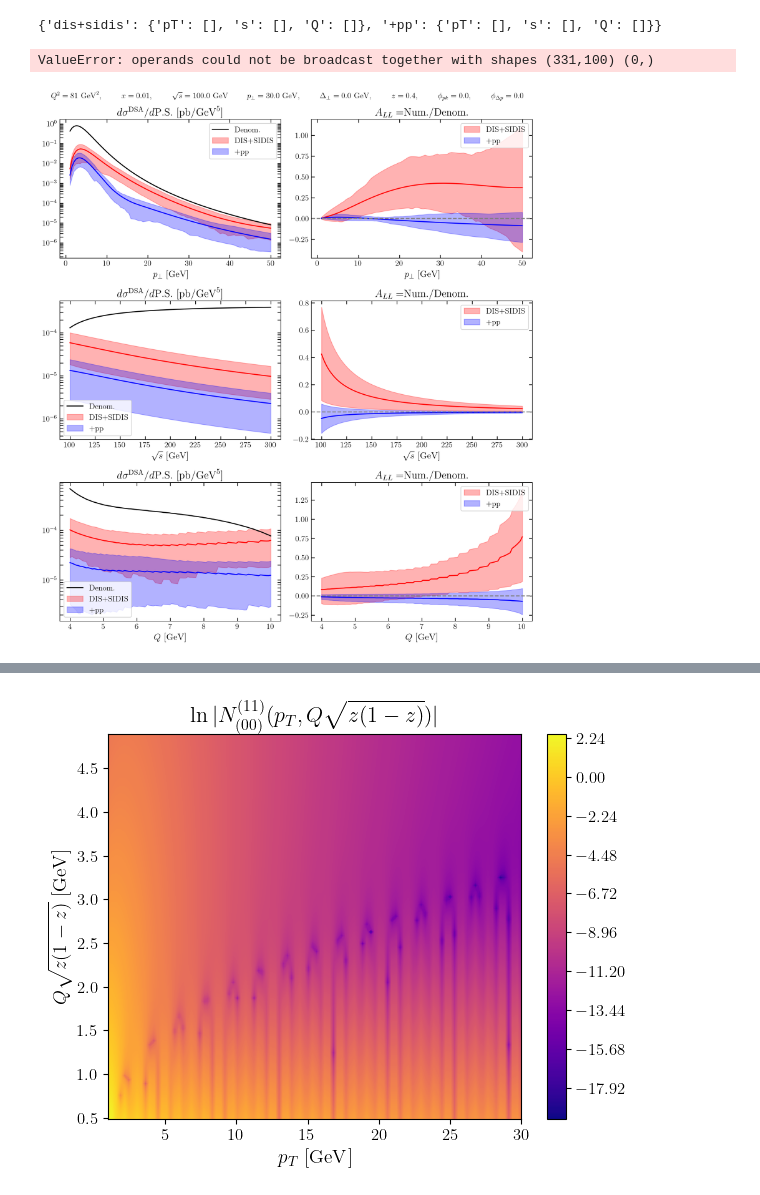
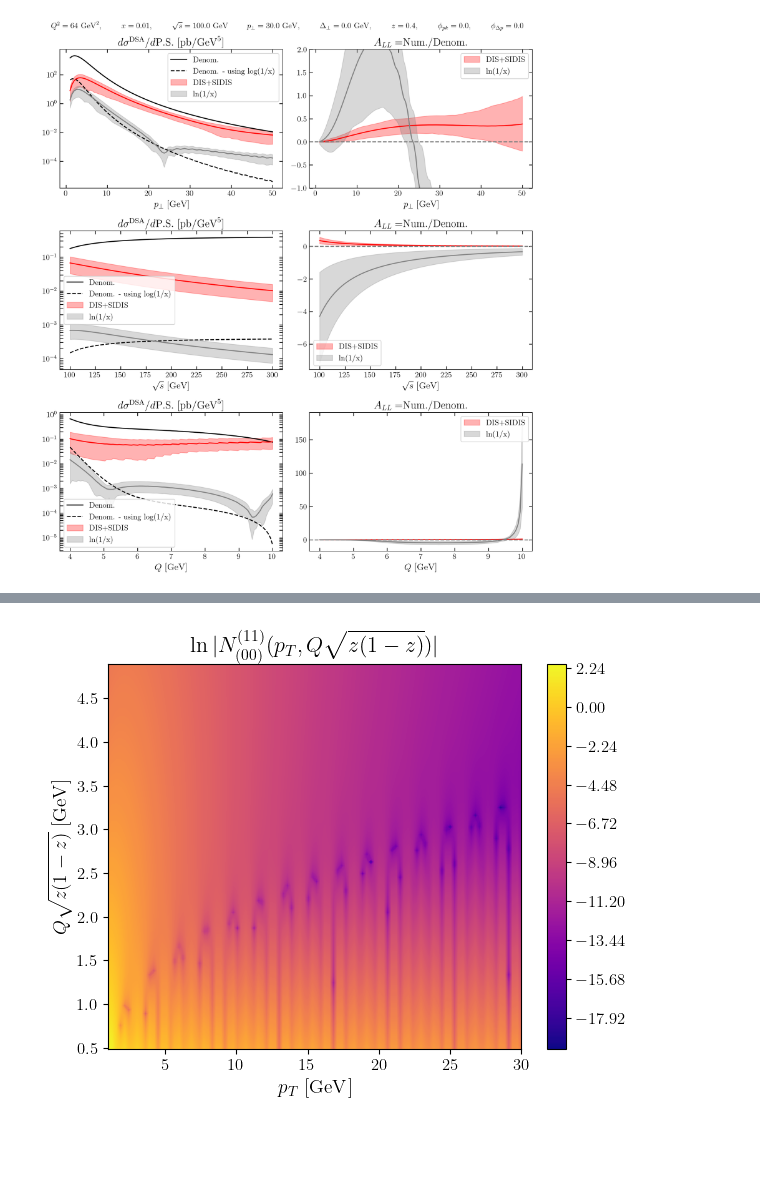
Before and after one commit to brandonmanley/dijet_DSA, a Jupyter notebook: bmanley/dsa_analysis.ipynb, the cells around one changed output, grey strips where cells are left out. Cells and saved outputs as stored; diff of their text form; code cells hidden in the pictures; blank space fills up the shorter version.

```diff
--- a/bmanley/dsa_analysis.ipynb
+++ b/bmanley/dsa_analysis.ipynb
@@ -134,16 +118,28 @@ loaded params from replica_params_pp.csv
 num_data = np.load('predictions/dsa_num.npy', allow_pickle=True).item()
 denom_data = np.load('predictions/dsa_denom.npy', allow_pickle=True).item()
 
+denom_bad_data = np.load('predictions/dsa_denom_old_rap.npy', allow_pickle=True).item()
+num_bad_data = np.load('predictions/dsa_num_old_rap.npy', allow_pickle=True).item()
+
 confid = 68
 num_bands = {}
 ratio_bands = {}
+num_bad_bands = {}
+ratio_bad_bands = {}
 
 for fit in ['dis+sidis', '+pp']:
     num_bands[fit] = {}
     ratio_bands[fit] = {}
+
+    num_bad_bands[fit] = {}
+    ratio_bad_bands[fit] = {}
+
     for obj in ['lower', 'upper', 'mean']:
         num_bands[fit][obj] = {}
         ratio_bands[fit][obj] = {}
+
+        num_bad_bands[fit][obj] = {}
+        ratio_bad_bands[fit][obj] = {}
 
 
     for var in ['pT', 's', 'Q']:
@@ -154,9 +150,14 @@ for fit in ['dis+sidis', '+pp']:
         ratio_bands[fit]['lower'][var] = np.percentile(np.array(num_data[fit][var])/np.array(denom_data[fit][var]), 0.5*(100-confid), axis=0)
         ratio_bands[fit]['upper'][var] = np.percentile(np.array(num_data[fit][var])/np.array(denom_data[fit][var]), 100 - 0.5*(100-confid), axis=0)
         ratio_bands[fit]['mean'][var] = np.mean(np.array(num_data[fit][var])/np.array(denom_data[fit][var]), axis=0)
+
+        num_bad_bands[fit]['lower'][var] = np.percentile(np.abs(num_bad_data[fit][var]), 0.5*(100-confid), axis=0)
+        num_bad_bands[fit]['upper'][var] = np.percentile(np.abs(num_bad_data[fit][var]), 100 - 0.5*(100-confid), axis=0)
+        num_bad_bands[fit]['mean'][var] = np.mean(np.abs(num_bad_data[fit][var]), axis=0)
+
+        ratio_bad_bands[fit]['lower'][var] = np.percentile(np.array(num_bad_data[fit][var])/np.array(denom_bad_data[fit][var]), 0.5*(100-confid), axis=0)
+        ratio_bad_bands[fit]['upper'][var] = np.percentile(np.array(num_bad_data[fit][var])/np.array(denom_bad_data[fit][var]), 100 - 0.5*(100-confid), axis=0)
+        ratio_bad_bands[fit]['mean'][var] = np.mean(np.array(num_bad_data[fit][var])/np.array(denom_bad_data[fit][var]), axis=0)
-# %% [output]
-{'dis+sidis': {'pT': [], 's': [], 'Q': []}, '+pp': {'pT': [], 's': [], 'Q': []}}
-ValueError: operands could not be broadcast together with shapes (331,100) (0,)
 # %%
 # plot spectra
 
@@ -176,8 +177,10 @@ labels = ['DIS+SIDIS', '+pp']
 for ivar, var in enumerate(['pT', 's', 'Q']):
 
     axs[ivar,0].plot(values[var], denom_data['dis+sidis'][var], label = 'Denom.', color='black')
+    axs[ivar,0].plot(values[var], denom_bad_data['dis+sidis'][var], label = 'Denom. - using log(1/x)', color='black', linestyle='--')
 
     for ifit, fit in enumerate(['dis+sidis', '+pp']):
+        if ifit > 0: continue
 
         if plot_bands:
             axs[ivar,0].plot(values[var], num_bands[fit]['mean'][var], color=colors[ifit])
@@ -185,6 +188,12 @@ for ivar, var in enumerate(['pT', 's', 'Q']):
 
             axs[ivar,1].plot(values[var], ratio_bands[fit]['mean'][var], color=colors[ifit])
             axs[ivar,1].fill_between(values[var], ratio_bands[fit]['lower'][var], ratio_bands[fit]['upper'][var], color=colors[ifit], alpha=0.3, label=labels[ifit])
+
+            axs[ivar,0].plot(values[var], num_bad_bands[fit]['mean'][var], color='gray')
+            axs[ivar,0].fill_between(values[var], num_bad_bands[fit]['lower'][var], num_bad_bands[fit]['upper'][var], color='gray', alpha=0.3, label='ln(1/x)')
+
+            axs[ivar,1].plot(values[var], ratio_bad_bands[fit]['mean'][var], color='gray')
+            axs[ivar,1].fill_between(values[var], ratio_bad_bands[fit]['lower'][var], ratio_bad_bands[fit]['upper'][var], color='gray', alpha=0.3, label='ln(1/x)')
 
         else:
             for id, rep in enumerate(num[fit][var]):
@@ -213,7 +222,7 @@ axs[0,1].axhline(y=0, color='grey', linestyle='--')
 # axs[0,1].axhline(y=-1, color='grey', linestyle=':')
 # axs[1].semilogy()
 axs[0,1].legend()
-# axs[0,1].set_ylim([-1.1, 1.1])
+axs[0,1].set_ylim([-1, 2])
 axs[0,1].tick_params(axis="both", direction="in", length=5, width=1, which='both', right=True, top=True)
 
 
@@ -233,33 +242,33 @@ axs[1,1].axhline(y=0, color='grey', linestyle='--')
 axs[1,1].legend()
 # axs[1,1].set_ylim([-1.1, 1.1])
 axs[1,1].tick_params(axis="both", direction="in", length=5, width=1, which='both', right=True, top=True)
 
 
 axs[2,0].set_xlabel(r'$Q$ [GeV]')
 axs[2,0].set_title(fr'$d\sigma^{{\mathrm{{DSA}}}}/d \mathrm{{P.S.}} \,\,[\mathrm{{pb}}/ \mathrm{{GeV}}^5]$')
 axs[2,0].legend()
 axs[2,0].semilogy()
 # ax.set_ylim([-0.000005, 0.000005])
 axs[2,0].tick_params(axis="both", direction="in", length=5, width=1, which='both', right=True, top=True)
 
 axs[2,1].set_xlabel(r'$Q$ [GeV]')
 axs[2,1].set_title(fr'$A_{{LL}}=$Num./Denom.')
 # axs[2,1].axhline(y=1, color='grey', linestyle=':')
 axs[2,1].axhline(y=0, color='grey', linestyle='--')
 # axs[2,1].axhline(y=-1, color='grey', linestyle=':')
 # axs[1].semilogy()
 axs[2,1].legend()
 # axs[2,1].set_ylim([-1.1, 1.1])
 axs[2,1].tick_params(axis="both", direction="in", length=5, width=1, which='both', right=True, top=True)
 
 
 plt.tight_layout()
 plt.show()
 
 if plot_bands:
-    fig.savefig('plots/dsa_band.pdf', dpi=400, bbox_inches="tight")
+    fig.savefig('plots/dsa_band_bad_compare.pdf', dpi=400, bbox_inches="tight")
 else:
     fig.savefig('plots/dsa_lines.pdf', dpi=400, bbox_inches="tight")
 # %% [output]
-[figure, old version]
+[figure, new version]
 # %%
```
Also changed, not shown: parts of 10 cells of this notebook, 38 other files.
